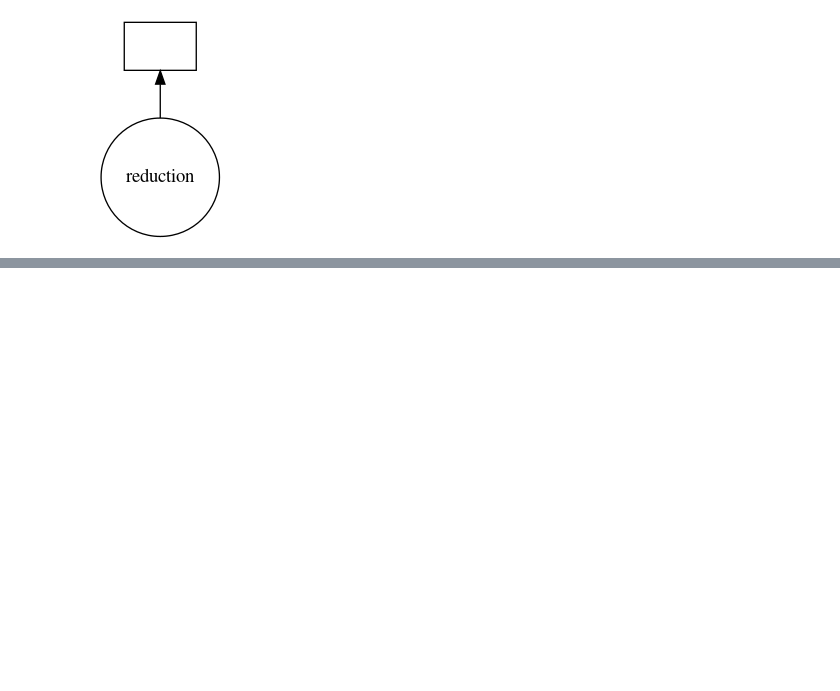
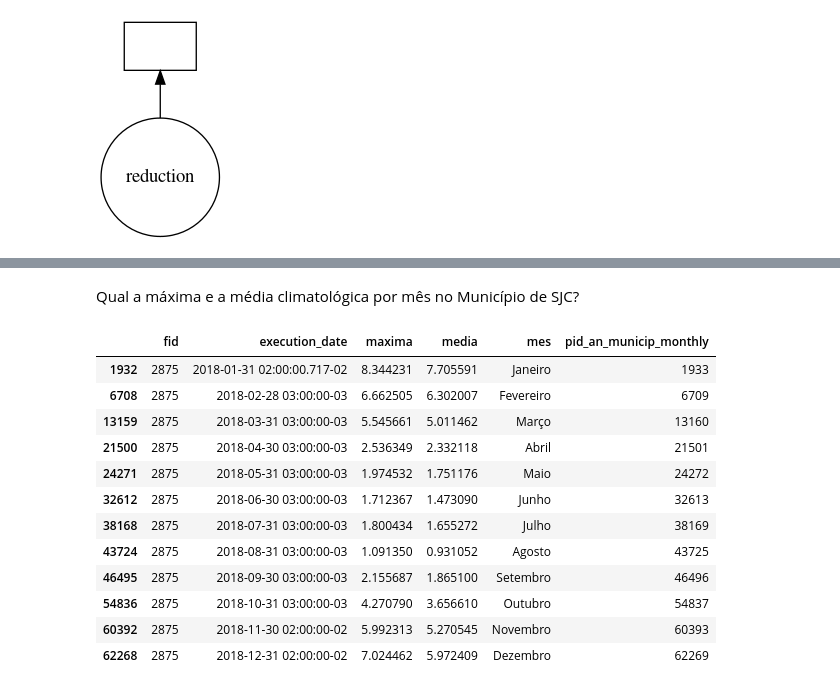
Before and after one commit to AbnerErnaniADSFatec/parallel-programing, a Jupyter notebook: dask-tests.ipynb, the cells around one changed output, grey strips where cells are left out. Drawn from its saved outputs; the diff is of its cells as text; code cells hidden in the pictures; blank space fills up the shorter version.

```diff
--- a/dask-tests.ipynb
+++ b/dask-tests.ipynb
@@ -238,0 +270,4 @@ soma.visualize()
+# %%
+## Lendo os dados climatológicos da cidade de SJC em mm/dia Mensal
+clim = dd.read_csv('prec4km_clim.csv', delimiter = ';', encoding = 'utf-8')
+clim
@@ -238,0 +324,20 @@ soma.visualize()
+# %% [markdown]
+Qual a máxima e a média climatológica por mês no Município de SJC?
+# %%
+fid = int(municipios[municipios.nome1 == 'São José dos Campos']['fid'].compute())
+sjc = clim[ clim.fid == fid ]
+sjc.compute()
+# %% [output]
+|  | fid | execution_date | maxima | media | mes | pid_an_municip_monthly |
+| 1932 | 2875 | 2018-01-31 02:00:00.717-02 | 8.344231 | 7.705591 | Janeiro | 1933 |
+| 6708 | 2875 | 2018-02-28 03:00:00-03 | 6.662505 | 6.302007 | Fevereiro | 6709 |
+| 13159 | 2875 | 2018-03-31 03:00:00-03 | 5.545661 | 5.011462 | Março | 13160 |
+| 21500 | 2875 | 2018-04-30 03:00:00-03 | 2.536349 | 2.332118 | Abril | 21501 |
+| 24271 | 2875 | 2018-05-31 03:00:00-03 | 1.974532 | 1.751176 | Maio | 24272 |
+| 32612 | 2875 | 2018-06-30 03:00:00-03 | 1.712367 | 1.473090 | Junho | 32613 |
+| 38168 | 2875 | 2018-07-31 03:00:00-03 | 1.800434 | 1.655272 | Julho | 38169 |
+| 43724 | 2875 | 2018-08-31 03:00:00-03 | 1.091350 | 0.931052 | Agosto | 43725 |
+| 46495 | 2875 | 2018-09-30 03:00:00-03 | 2.155687 | 1.865100 | Setembro | 46496 |
+| 54836 | 2875 | 2018-10-31 03:00:00-03 | 4.270790 | 3.656610 | Outubro | 54837 |
+| 60392 | 2875 | 2018-11-30 02:00:00-02 | 5.992313 | 5.270545 | Novembro | 60393 |
+| 62268 | 2875 | 2018-12-31 02:00:00-02 | 7.024462 | 5.972409 | Dezembro | 62269 |
```
Also changed, not shown: parts of 23 cells of this notebook, 2 other files.
